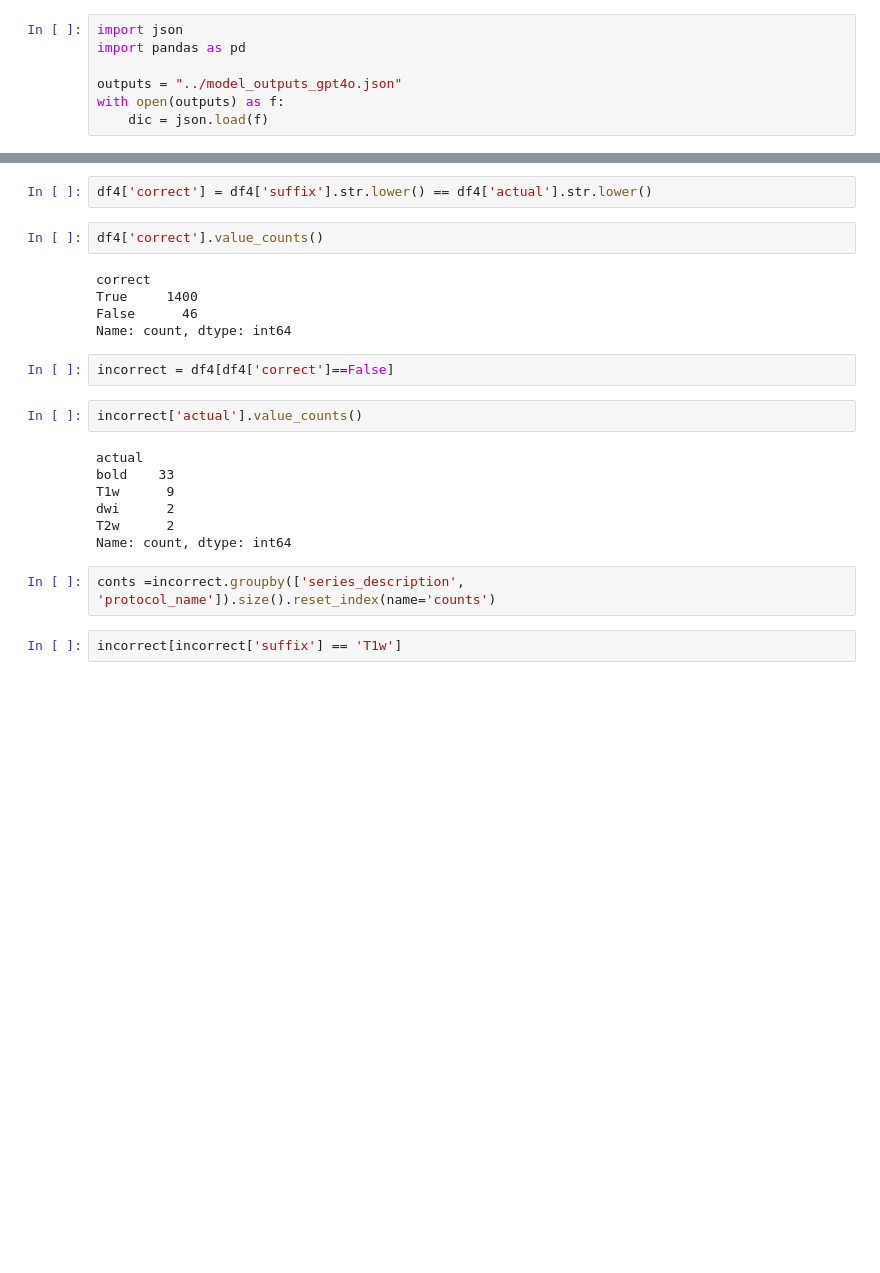
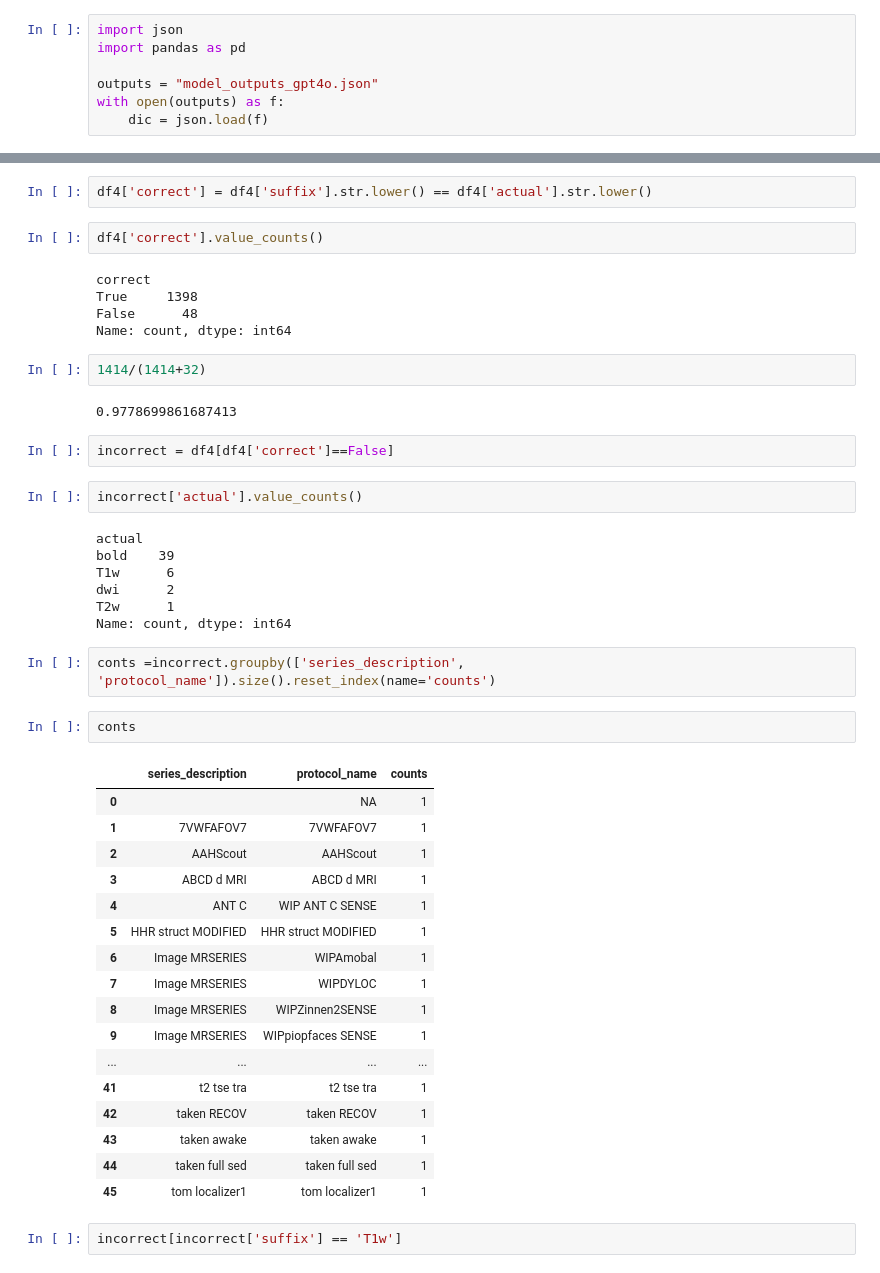
Before and after one commit to neurodatascience/LoxLM, a Jupyter notebook: src/utils/extract_cleaner.ipynb, the cells around one changed output, grey strips where cells are left out. Saved outputs shown, nothing was run; the diff lists cells and outputs as text; blank space fills up the shorter version.

```diff
--- a/src/utils/extract_cleaner.ipynb
+++ b/src/utils/extract_cleaner.ipynb
@@ -116,7 +120,7 @@ dropped
 import json
 import pandas as pd
 
-outputs = "../model_outputs_gpt4o.json"
+outputs = "model_outputs_gpt4o.json"
 with open(outputs) as f:
     dic = json.load(f)
 # %%
@@ -127,22 +131,46 @@ df4['correct'] = df4['suffix'].str.lower() == df4['actual'].str.lower()
 df4['correct'].value_counts()
 # %% [output]
 correct
-True     1400
-False      46
+True     1398
+False      48
 Name: count, dtype: int64
+# %%
+1414/(1414+32)
+# %% [output]
+0.9778699861687413
 # %%
 incorrect = df4[df4['correct']==False]
 # %%
 incorrect['actual'].value_counts()
 # %% [output]
 actual
-bold    33
-T1w      9
+bold    39
+T1w      6
 dwi      2
-T2w      2
+T2w      1
 Name: count, dtype: int64
 # %%
 conts =incorrect.groupby(['series_description', 'protocol_name']).size().reset_index(name='counts')
+# %%
+conts
+# %% [output]
+|  | series_description | protocol_name | counts |
+| 0 |  | NA | 1 |
+| 1 | 7VWFAFOV7 | 7VWFAFOV7 | 1 |
+| 2 | AAHScout | AAHScout | 1 |
+| 3 | ABCD d MRI | ABCD d MRI | 1 |
+| 4 | ANT C | WIP ANT C SENSE | 1 |
+| 5 | HHR struct MODIFIED | HHR struct MODIFIED | 1 |
+| 6 | Image MRSERIES | WIPAmobal | 1 |
+| 7 | Image MRSERIES | WIPDYLOC | 1 |
+| 8 | Image MRSERIES | WIPZinnen2SENSE | 1 |
+| 9 | Image MRSERIES | WIPpiopfaces SENSE | 1 |
+| ... | ... | ... | ... |
+| 41 | t2 tse tra | t2 tse tra | 1 |
+| 42 | taken RECOV | taken RECOV | 1 |
+| 43 | taken awake | taken awake | 1 |
+| 44 | taken full sed | taken full sed | 1 |
+| 45 | tom localizer1 | tom localizer1 | 1 |
 # %%
 incorrect[incorrect['suffix'] == 'T1w']
 # %% [output]
```
Also changed, not shown: parts of 1 cell of this notebook, 6 other files.
